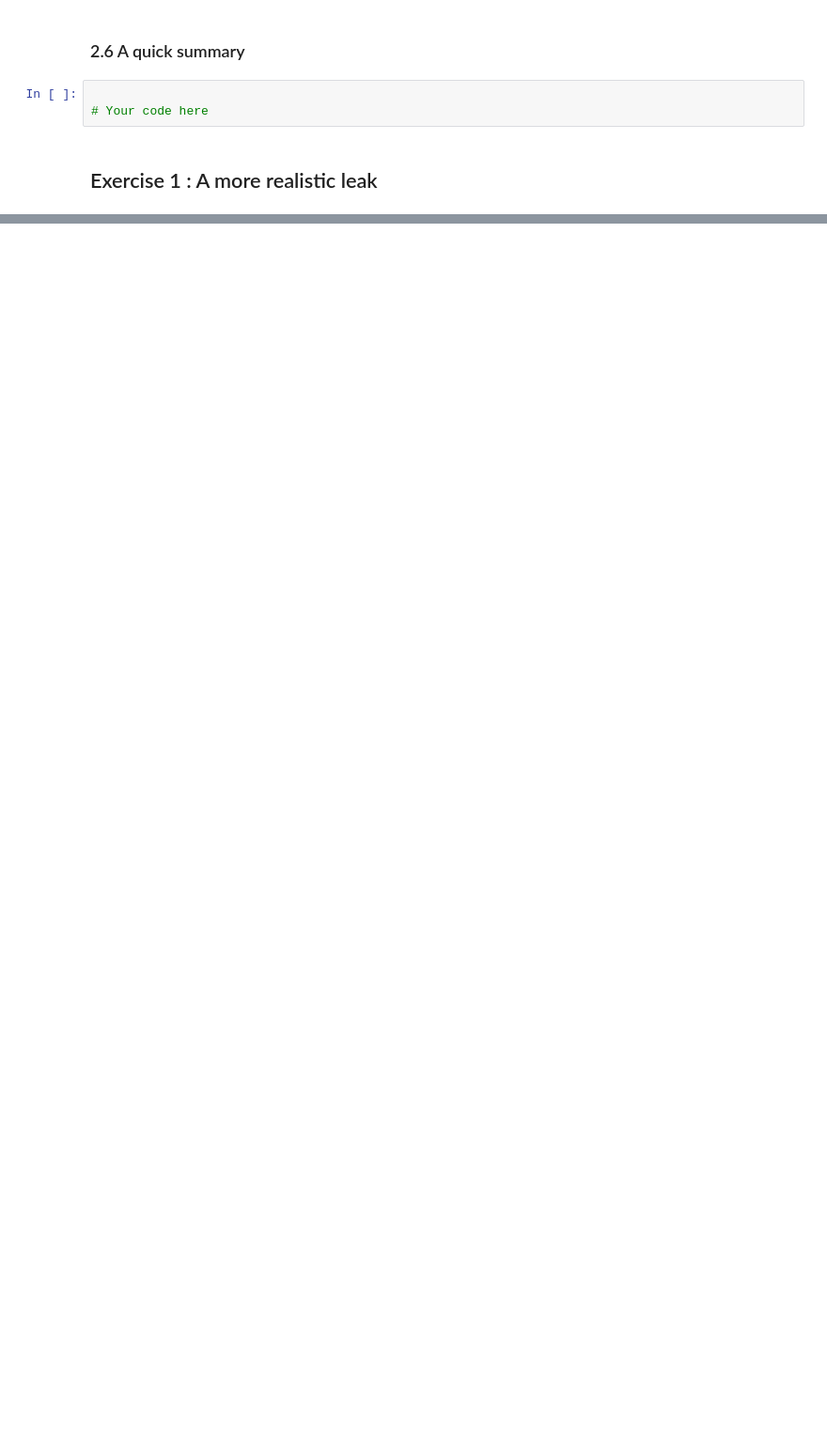
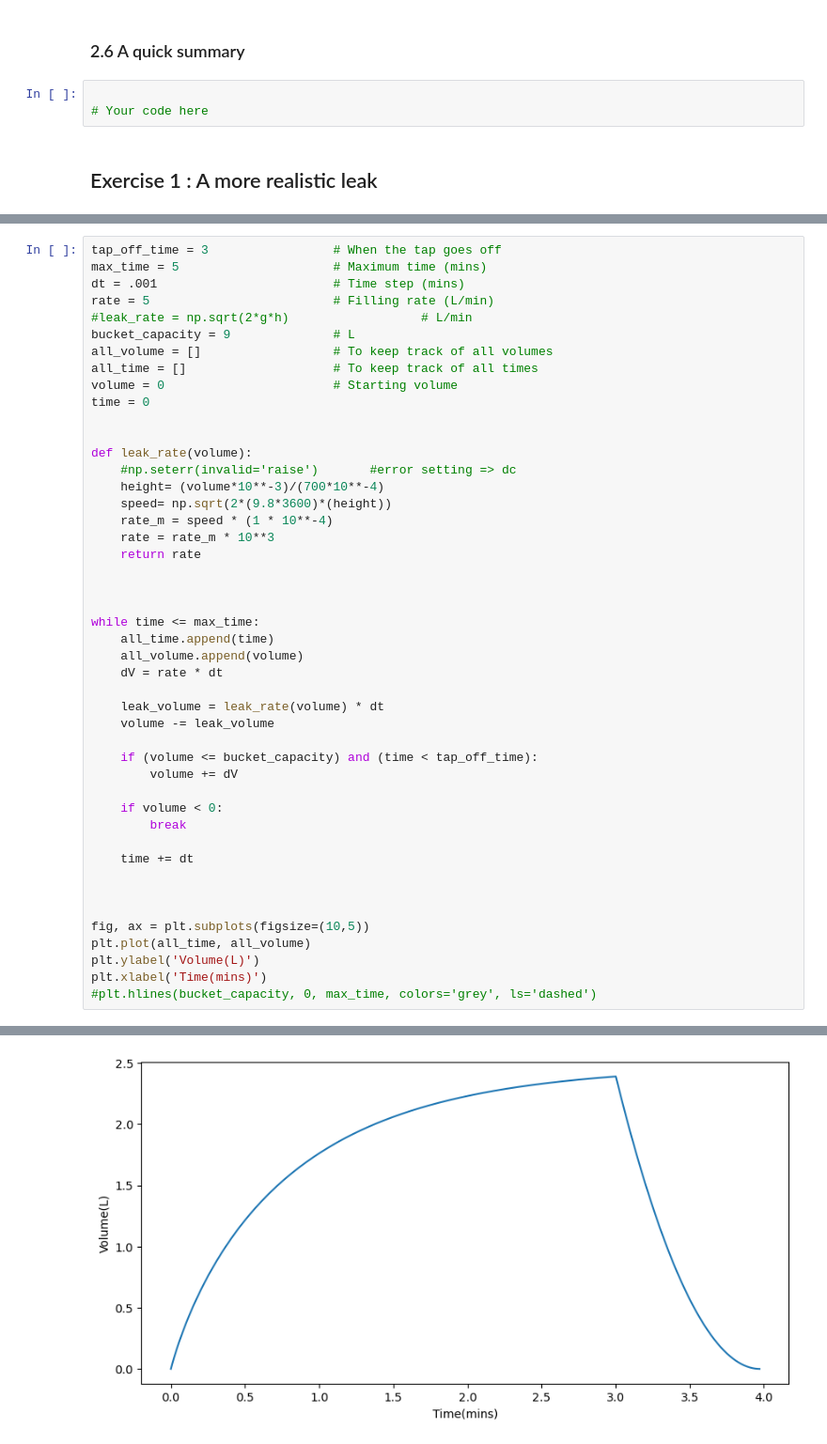
Before and after one commit to SPS-SP2273/learning-portfolio-gabrielgan24, a Jupyter notebook: numerical solutions/numerical_solutions_(need).ipynb, the cells around one changed output, grey strips where cells are left out. Shown at 94% size. Drawn from its saved outputs; the diff is of its cells as text; blank space fills up the shorter version.

```diff
--- a/numerical solutions/numerical_solutions_(need).ipynb
+++ b/numerical solutions/numerical_solutions_(need).ipynb
@@ -302,0 +306,47 @@ Text(0.5, 0, 'Time(mins)')
+# %%
+tap_off_time = 3                 # When the tap goes off
+max_time = 5                     # Maximum time (mins)
+dt = .001                        # Time step (mins)
+rate = 5                         # Filling rate (L/min)
+#leak_rate = np.sqrt(2*g*h)                  # L/min
+bucket_capacity = 9              # L
+all_volume = []                  # To keep track of all volumes
+all_time = []                    # To keep track of all times
+volume = 0                       # Starting volume
+time = 0
+
+
+def leak_rate(volume):
+    #np.seterr(invalid='raise')       #error setting => dc
+    height= (volume*10**-3)/(700*10**-4)
+    speed= np.sqrt(2*(9.8*3600)*(height))
+    rate_m = speed * (1 * 10**-4)
+    rate = rate_m * 10**3
+    return rate
+
+
+
+while time <= max_time:
+    all_time.append(time)
+    all_volume.append(volume)
+    dV = rate * dt
+
+    leak_volume = leak_rate(volume) * dt
+    volume -= leak_volume
+
+    if (volume <= bucket_capacity) and (time < tap_off_time):
+        volume += dV
+
+    if volume < 0:
+        break
+
+    time += dt
+
+
+
+fig, ax = plt.subplots(figsize=(10,5))
+plt.plot(all_time, all_volume)
+plt.ylabel('Volume(L)')
+plt.xlabel('Time(mins)')
+#plt.hlines(bucket_capacity, 0, max_time, colors='grey', ls='dashed')
+# %% [output]
@@ -302,0 +354 @@ Text(0.5, 0, 'Time(mins)')
+[figure, added]
```
Also changed, not shown: parts of 10 cells of this notebook.
